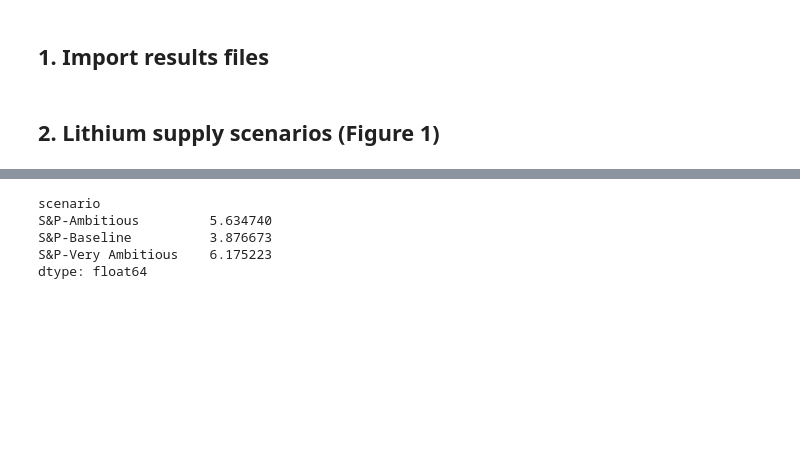
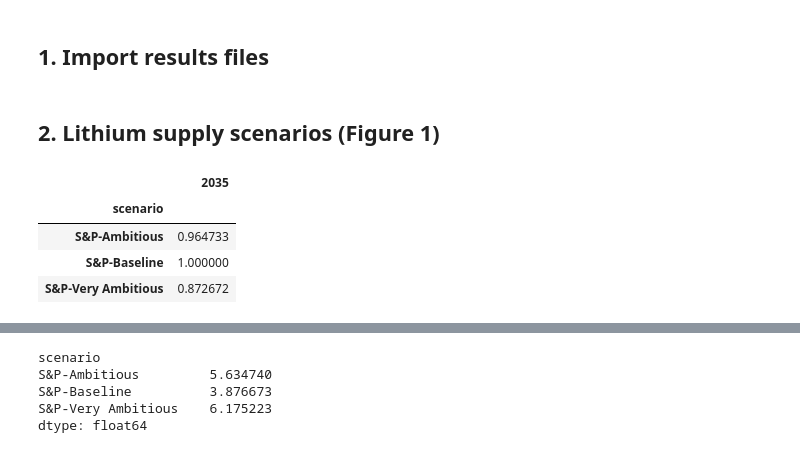
Before and after one commit to robyistrate/lithium-brine-prospective-LCA, a Jupyter notebook: notebooks/05-results-analysis-visualization.ipynb, the cells around one changed output, grey strips where cells are left out. Cells and saved outputs as stored; diff of their text form; code cells hidden in the pictures; blank space fills up the shorter version.

```diff
--- a/notebooks/05-results-analysis-visualization.ipynb
+++ b/notebooks/05-results-analysis-visualization.ipynb
@@ -127,6 +127,14 @@ impacts_by_battery = pd.read_csv(RESULTS_DIR / "impacts_by_battery_cell_14-11-20
 SA_reagents = pd.read_csv(RESULTS_DIR / "SA_reagents_14-11-2025.csv")
 # %% [markdown]
 ## 2. Lithium supply scenarios (Figure 1)
+# %%
+lithium_production_total[["2035"]] / lithium_production_total_in_SP[["2035"]]
+# %% [output]
+|  | 2035 |
+| scenario |  |
+| S&P-Ambitious | 0.964733 |
+| S&P-Baseline | 1.000000 |
+| S&P-Very Ambitious | 0.872672 |
 # %%
 lithium_production_total
 # %% [output]
```
Also changed, not shown: parts of 3 cells of this notebook.
